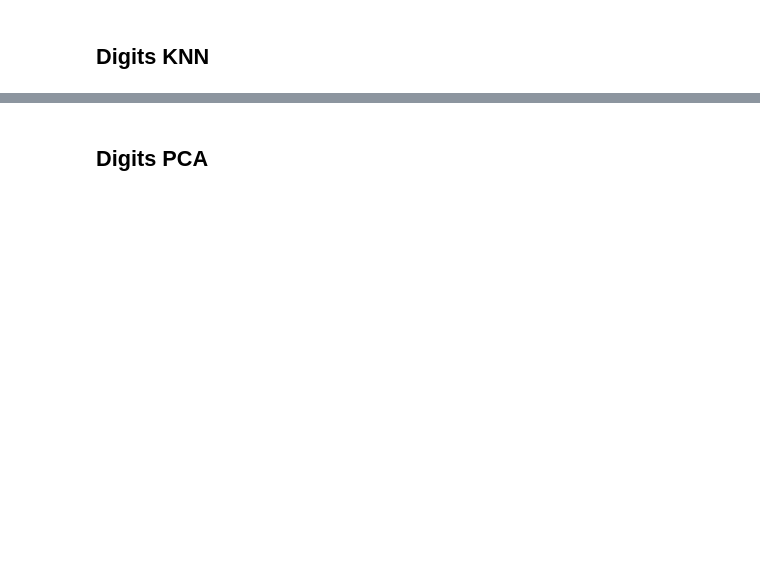
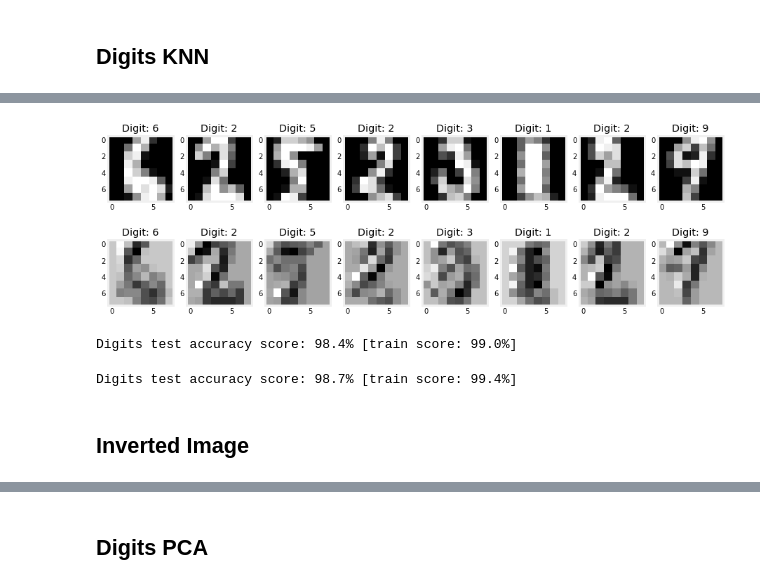
Before and after one commit to PacktPublishing/Hands-On-Machine-Learning-with-scikit-learn-and-Scientific-Python-Toolkits, a Jupyter notebook: chapters/ch05/Digits.ipynb, the cells around one changed output, grey strips where cells are left out. Drawn from its saved outputs; the diff is of its cells as text; code cells hidden in the pictures; blank space fills up the shorter version.

```diff
--- a/chapters/ch05/Digits.ipynb
+++ b/chapters/ch05/Digits.ipynb
@@ -135,0 +196,76 @@ fig.show()
+# %%
+from scipy import ndimage
+
+k_sharpen = [[0,-1,0], [-1,5,-1], [0,-1,0]]
+k_smooth = [[0.1,0.1,0.1],[0.1,0.2,0.1],[0.1,0.1,0.1]]
+k_wtf = [[1,-1],[-1,0]]
+k = k_wtf
+
+x_train_conv = ndimage.convolve(x_train.reshape((x_train.shape[0], 8, 8)), [k], mode='reflect', cval=0.0)
+x_test_conv = ndimage.convolve(x_test.reshape((x_test.shape[0], 8, 8)), [k], mode='reflect', cval=0.0)
+
+x_train_conv = x_train_conv.reshape(x_train_conv.shape[0], x_train_conv.shape[1]*x_train_conv.shape[2])
+x_test_conv = x_test_conv.reshape(x_test_conv.shape[0], x_test_conv.shape[1]*x_test_conv.shape[2])
+# %%
+import random
+
+fig, axs = plt.subplots(2, 8, figsize=(14, 5))
+
+for i in range(8):
+
+    rand = random.choice(range(y_train.shape[0]))
+
+    img_orig = x_train[rand]
+    img_conv = x_train_conv[rand]
+
+    display_img(img_orig, y_train[rand], axs[0][i], vmin=None, vmax=None)
+    display_img(img_conv, y_train[rand], axs[1][i], vmin=None, vmax=None)
+
+
+fig.show()
+# %% [output]
+[figure, added]
+# %%
+from sklearn.neighbors import KNeighborsClassifier
+
+clf = KNeighborsClassifier(n_neighbors=3, metric='euclidean')
+
+clf.fit(x_train_conv, y_train)
+y_train_pred = clf.predict(x_train_conv)
+y_test_pred = clf.predict(x_test_conv)
+
+
+from sklearn.metrics import accuracy_score
+
+print(
+    'Digits test accuracy score: {:.1%} [train score: {:.1%}]'.format(
+        accuracy_score(y_test, y_test_pred),
+        accuracy_score(y_train, y_train_pred)
+    )
+
+)
+# %% [output]
+Digits test accuracy score: 98.4% [train score: 99.0%]
+# %%
+from sklearn.neighbors import KNeighborsClassifier
+
+clf = KNeighborsClassifier(n_neighbors=3, metric='euclidean')
+
+clf.fit(x_train, y_train)
+y_train_pred = clf.predict(x_train)
+y_test_pred = clf.predict(x_test)
+
+
+from sklearn.metrics import accuracy_score
+
+print(
+    'Digits test accuracy score: {:.1%} [train score: {:.1%}]'.format(
+        accuracy_score(y_test, y_test_pred),
+        accuracy_score(y_train, y_train_pred)
+    )
+
+)
+# %% [output]
+Digits test accuracy score: 98.7% [train score: 99.4%]
+# %% [markdown]
+## Inverted Image
```
Also changed, not shown: parts of 75 cells of this notebook, 1 other file.
